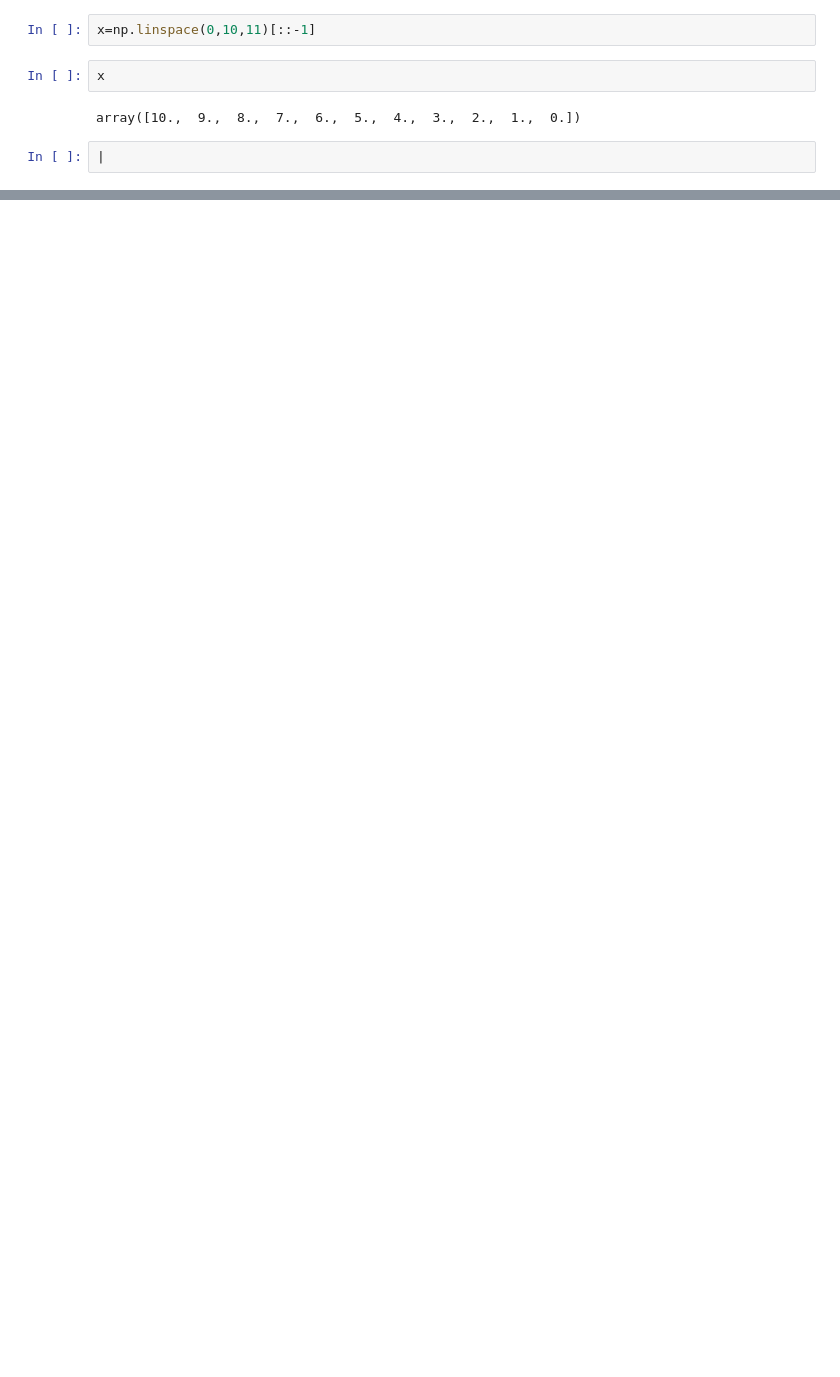
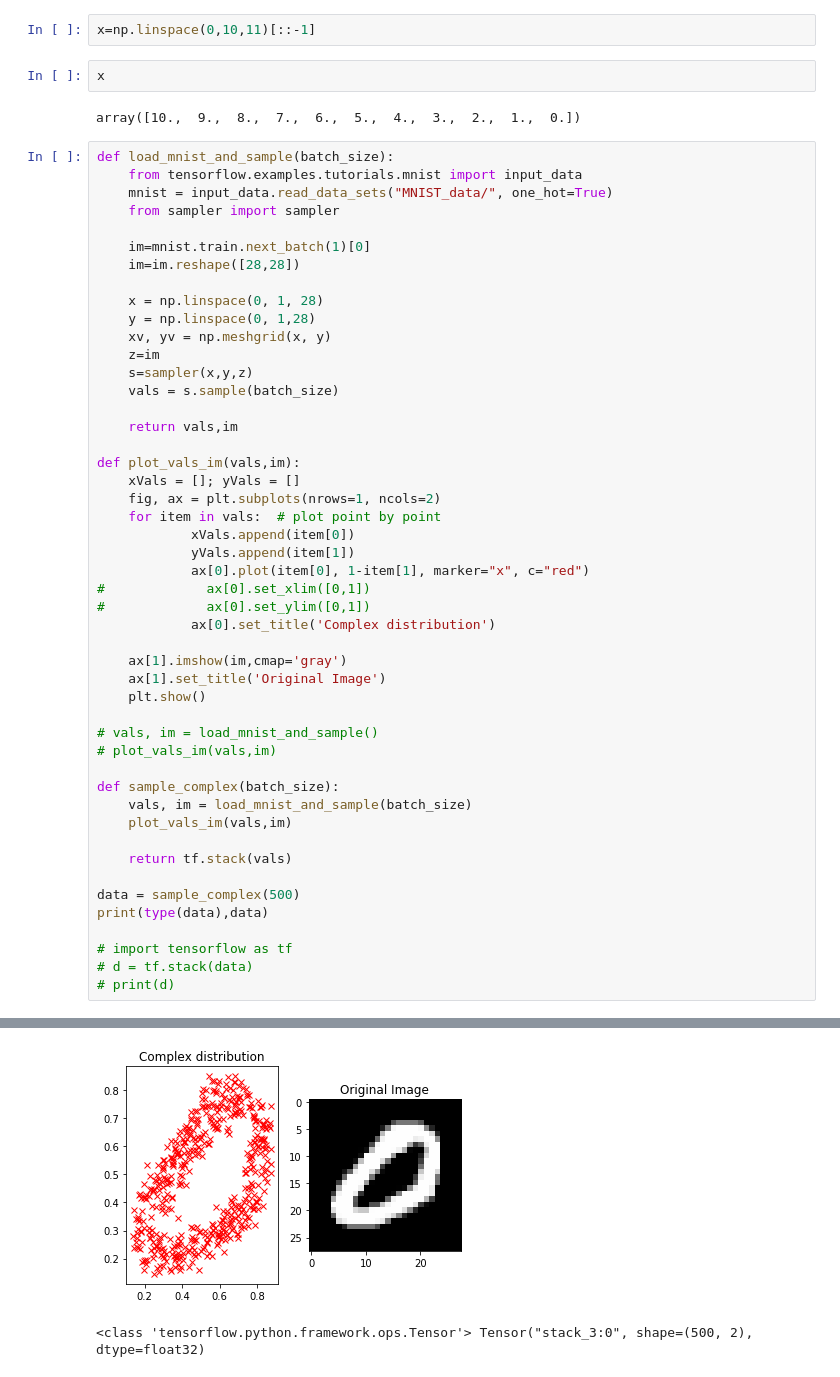
Before and after one commit to bruno-31/diff-game, a Jupyter notebook: custom_multivariate_pdf.ipynb, the cells around one changed output, grey strips where cells are left out. Cells and saved outputs as stored; diff of their text form; blank space fills up the shorter version.

```diff
--- a/custom_multivariate_pdf.ipynb
+++ b/custom_multivariate_pdf.ipynb
@@ -50,5 +52,52 @@ x=np.linspace(0,10,11)[::-1]
 x
 # %% [output]
 array([10.,  9.,  8.,  7.,  6.,  5.,  4.,  3.,  2.,  1.,  0.])
-# %%
-|
+# %%
+def load_mnist_and_sample(batch_size):
+    from tensorflow.examples.tutorials.mnist import input_data
+    mnist = input_data.read_data_sets("MNIST_data/", one_hot=True)
+    from sampler import sampler
+
+    im=mnist.train.next_batch(1)[0]
+    im=im.reshape([28,28])
+
+    x = np.linspace(0, 1, 28)
+    y = np.linspace(0, 1,28)
+    xv, yv = np.meshgrid(x, y)
+    z=im
+    s=sampler(x,y,z)
+    vals = s.sample(batch_size)
+
+    return vals,im
+
+def plot_vals_im(vals,im):
+    xVals = []; yVals = []
+    fig, ax = plt.subplots(nrows=1, ncols=2)
+    for item in vals:  # plot point by point
+            xVals.append(item[0])
+            yVals.append(item[1])
+            ax[0].plot(item[0], 1-item[1], marker="x", c="red")
+#             ax[0].set_xlim([0,1])
+#             ax[0].set_ylim([0,1])
+            ax[0].set_title('Complex distribution')
+
+    ax[1].imshow(im,cmap='gray')
+    ax[1].set_title('Original Image')
+    plt.show()
+
+# vals, im = load_mnist_and_sample()
+# plot_vals_im(vals,im)
+
+def sample_complex(batch_size):
+    vals, im = load_mnist_and_sample(batch_size)
+    plot_vals_im(vals,im)
+
+    return tf.stack(vals)
+
+data = sample_complex(500)
+print(type(data),data)
+
+# import tensorflow as tf
+# d = tf.stack(data)
+# print(d)
+# %% [output]
@@ -54,0 +110,2 @@ array([10.,  9.,  8.,  7.,  6.,  5.,  4.,  3.,  2.,  1.,  0.])
+[figure, added]
+<class 'tensorflow.python.framework.ops.Tensor'> Tensor("stack_3:0", shape=(500, 2), dtype=float32)
```
Also changed, not shown: parts of 3 cells of this notebook, 6 other files.
